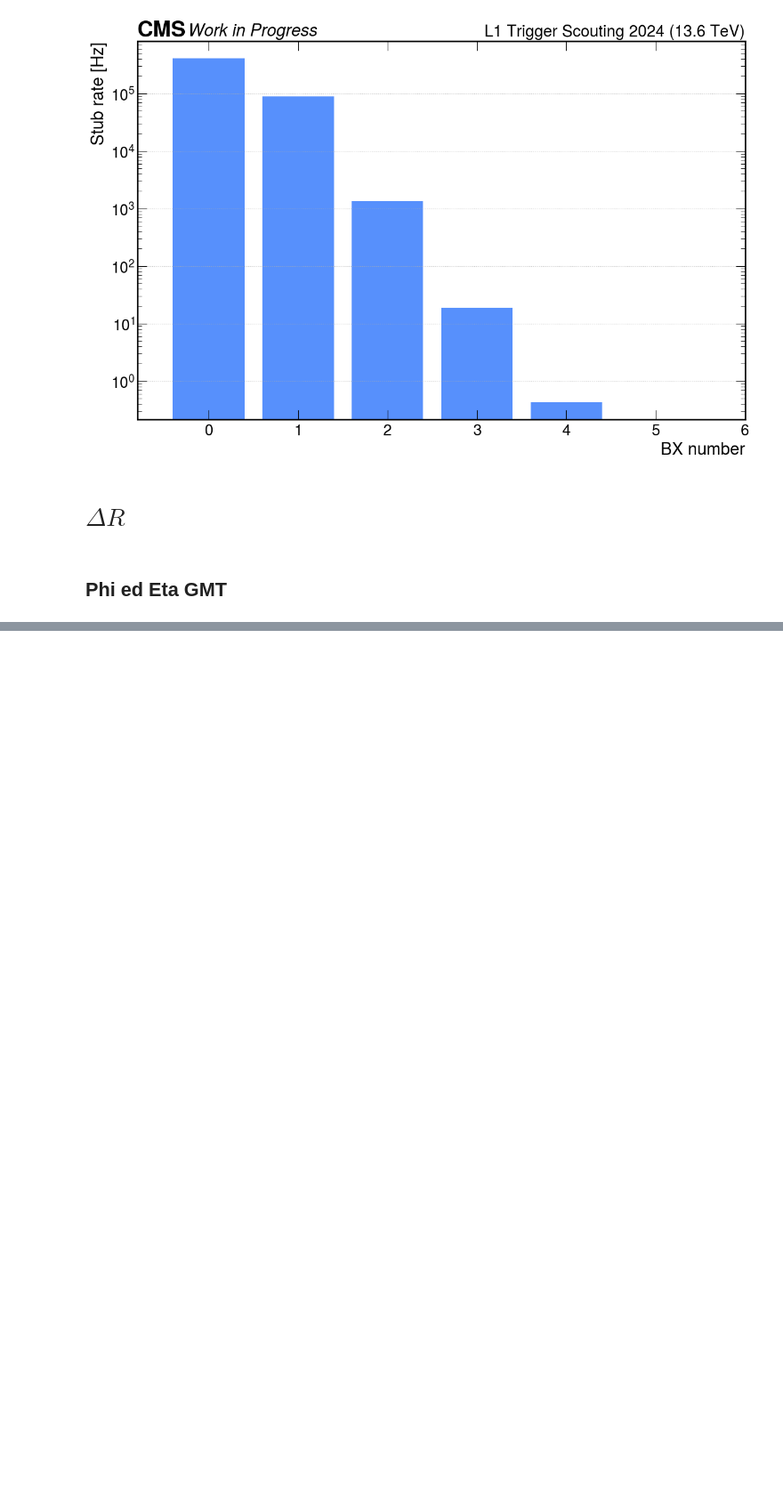
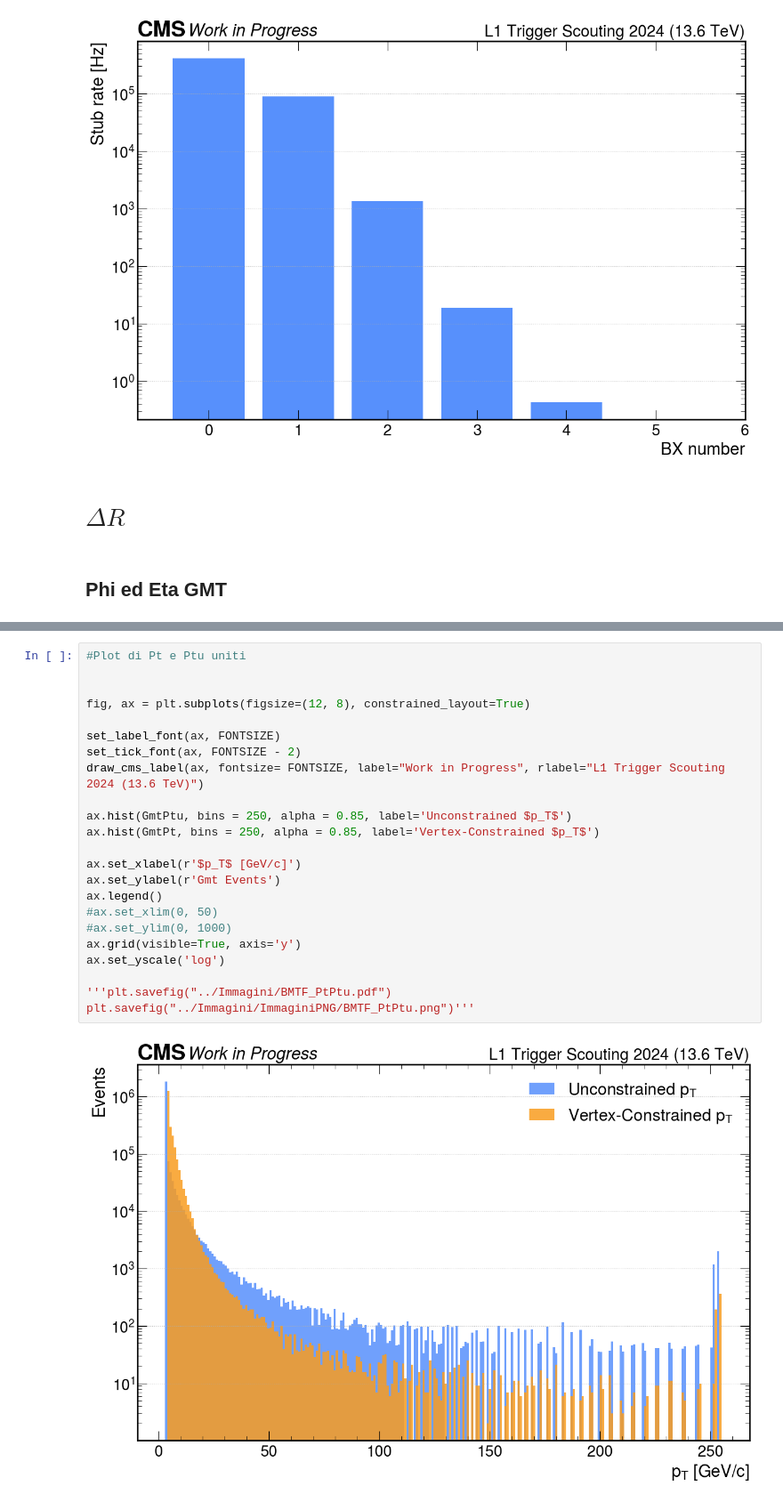
Before and after one commit to francescoreschio/Tesi-Triennale, a Jupyter notebook: Codice/GMT.ipynb, the cells around one changed output, grey strips where cells are left out. Shown at 89% size. Cells and saved outputs as stored; diff of their text form; blank space fills up the shorter version.

```diff
--- a/Codice/GMT.ipynb
+++ b/Codice/GMT.ipynb
@@ -268 +280,26 @@ ax.tick_params(axis='both', which='both', length=0, labelsize = FONTSIZE - 5)
+# %%
+#Plot di Pt e Ptu uniti
+
+
+fig, ax = plt.subplots(figsize=(12, 8), constrained_layout=True)
+
+set_label_font(ax, FONTSIZE)
+set_tick_font(ax, FONTSIZE - 2)
+draw_cms_label(ax, fontsize= FONTSIZE, label="Work in Progress", rlabel="L1 Trigger Scouting 2024 (13.6 TeV)")
+
+ax.hist(GmtPtu, bins = 250, alpha = 0.85, label='Unconstrained $p_T$')
+ax.hist(GmtPt, bins = 250, alpha = 0.85, label='Vertex-Constrained $p_T$')
+
+ax.set_xlabel(r'$p_T$ [GeV/c]')
+ax.set_ylabel(r'Gmt Events')
+ax.legend()
+#ax.set_xlim(0, 50)
+#ax.set_ylim(0, 1000)
+ax.grid(visible=True, axis='y')
+ax.set_yscale('log')
+
+'''plt.savefig("../Immagini/BMTF_PtPtu.pdf")
+plt.savefig("../Immagini/ImmaginiPNG/BMTF_PtPtu.png")'''
+# %% [output]
+[figure, added]
 # %%
```
Also changed, not shown: parts of 5 cells of this notebook, 3 other files.
